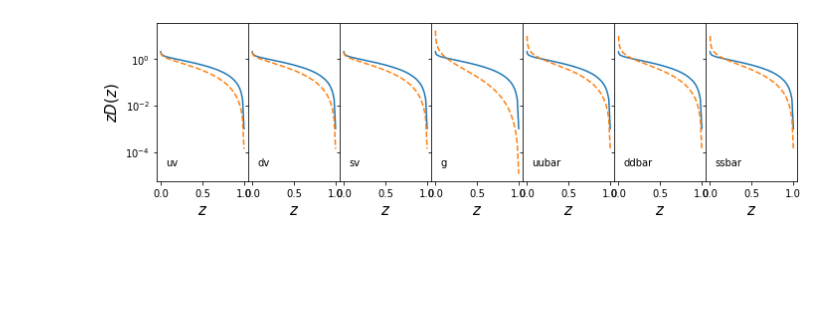
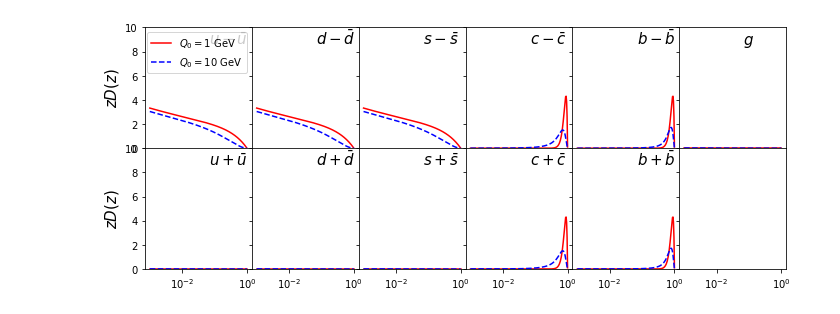
Before and after one commit to keweiyao/QCD-evolution, a Jupyter notebook: Plotting.ipynb, the cells around one changed output. Cells and saved outputs as stored; diff of their text form; code cells hidden in the pictures; blank space fills up the shorter version.

```diff
--- a/Plotting.ipynb
+++ b/Plotting.ipynb
@@ -2,22 +2,32 @@
 import numpy as np
 import matplotlib.pyplot as plt
 # %%
-names = r'$u-\bar{u}$', r'$d-\bar{d}$', r'$s-\bar{s}$', r'$g$', \
-        r'$u-\bar{u}$', r'$d-\bar{d}$', r'$s-\bar{s}$'
+names = r'$u-\bar{u}$', r'$d-\bar{d}$', r'$s-\bar{s}$', \
+        r'$c-\bar{c}$', r'$b-\bar{b}$',\
+        r'$g$', \
+        r'$u+\bar{u}$', r'$d+\bar{d}$', r'$s+\bar{s}$',\
+        r'$c+\bar{c}$', r'$b+\bar{b}$'
 data0 = np.loadtxt("build/ic.dat").T
 data = np.loadtxt("build/fs.dat").T
 z = data[0]
 # %%
-fig, axes = plt.subplots(1,7,figsize=(10,3), sharex=True, sharey=True)
+fig, axes = plt.subplots(2,6,figsize=(10,4), sharex=True, sharey=True)
 
-for i, (it,ax) in enumerate(zip(names, axes), start=1):
-    ax.plot(z, data0[i], '-')
-    ax.plot(z, data[i], '--')
-    ax.semilogy()
-    ax.set_xlabel(r"$z$", fontsize=15)
-    ax.annotate(it, xy=(.1,.1), xycoords="axes fraction")
-axes[0].set_ylabel(r"$zD(z)$", fontsize=15)
+for i, (it,ax) in enumerate(zip(names, axes.flatten()), start=1):
+    ax.plot(z, data0[i], 'r-', label=r'$Q_0=1$ GeV')
+    ax.plot(z, data[i], 'b--', label=r'$Q_0=10$ GeV')
+    #ax.semilogy()
+    ax.annotate(it, xy=(.6,.86), xycoords="axes fraction", fontsize=15)
+    if ax.is_first_col():
+        ax.set_ylabel(r"$zD(z)$", fontsize=15)
+    if ax.is_last_col():
+        ax.set_xlabel(r"$z$", fontsize=15)
+axes[0,0].legend()
+#ax.set_xlim(0,1)
+ax.set_xticks([0,.2,.4,.6,.8])
+ax.set_ylim(0,10)
+ax.semilogx()
 plt.tight_layout()
-plt.subplots_adjust(wspace=0)
+plt.subplots_adjust(wspace=0, hspace=0)
 # %% [output]
-[figure, old version]
+[figure, new version]
```
Also changed, not shown: parts of 2 cells of this notebook, 7 other files.
